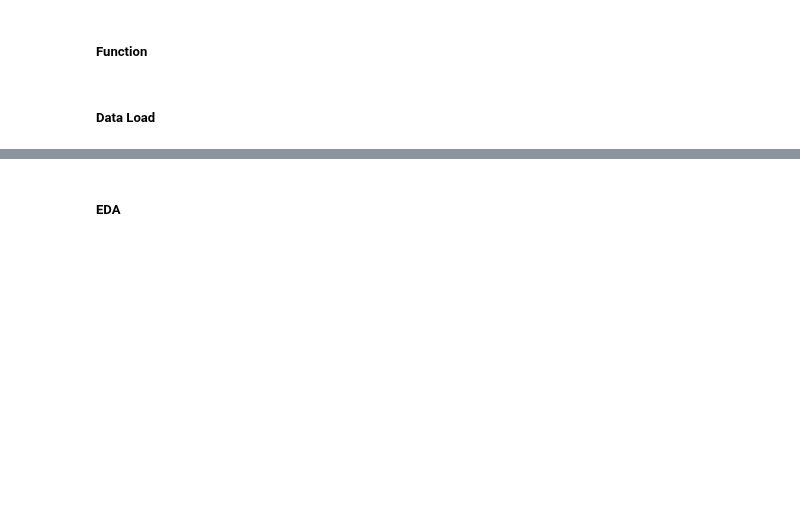
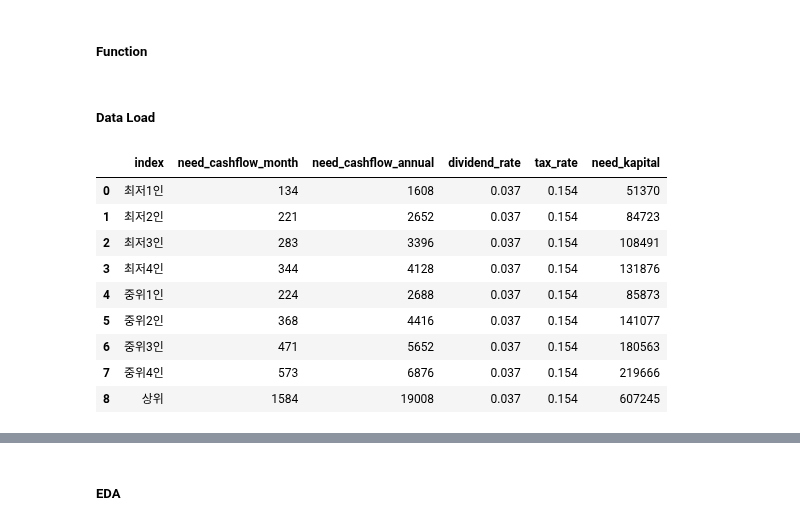
Before and after one commit to sdjhs0327/ws_fn, a Jupyter notebook: strategy/99_03_Report_pension.ipynb, the cells around one changed output, grey strips where cells are left out. Drawn from its saved outputs; the diff is of its cells as text; code cells hidden in the pictures; blank space fills up the shorter version.

```diff
--- a/strategy/99_03_Report_pension.ipynb
+++ b/strategy/99_03_Report_pension.ipynb
@@ -104,6 +104,24 @@ index = ['최저1인', '최저2인', '최저3인', '최저4인', '중위1인', '
 need_cash_ls = [134, 221, 283, 344, 224, 368, 471, 573, 1584]
 need_cash_df = pd.DataFrame([index, need_cash_ls], index=["index", "need_cashflow_month"]).T
 need_cash_df['need_cashflow_annual'] = need_cash_df['need_cashflow_month']*12
-need_cash_df['dividend_rate'] = 0.0335
+need_cash_df['dividend_rate'] = 3.7 * 0.01
+## 3.552
+## 3.626
+## 3.029
+## 3.33
+## 3.7
 need_cash_df['tax_rate'] = 0.154
 need_cash_df['need_kapital'] = (need_cash_df['need_cashflow_annual']/(need_cash_df['dividend_rate']*(1-need_cash_df['tax_rate']))).astype(int)
+# %%
+need_cash_df
+# %% [output]
+|  | index | need_cashflow_month | need_cashflow_annual | dividend_rate | tax_rate | need_kapital |
+| 0 | 최저1인 | 134 | 1608 | 0.037 | 0.154 | 51370 |
+| 1 | 최저2인 | 221 | 2652 | 0.037 | 0.154 | 84723 |
+| 2 | 최저3인 | 283 | 3396 | 0.037 | 0.154 | 108491 |
+| 3 | 최저4인 | 344 | 4128 | 0.037 | 0.154 | 131876 |
+| 4 | 중위1인 | 224 | 2688 | 0.037 | 0.154 | 85873 |
+| 5 | 중위2인 | 368 | 4416 | 0.037 | 0.154 | 141077 |
+| 6 | 중위3인 | 471 | 5652 | 0.037 | 0.154 | 180563 |
+| 7 | 중위4인 | 573 | 6876 | 0.037 | 0.154 | 219666 |
+| 8 | 상위 | 1584 | 19008 | 0.037 | 0.154 | 607245 |
```
Also changed, not shown: parts of 71 cells of this notebook.
